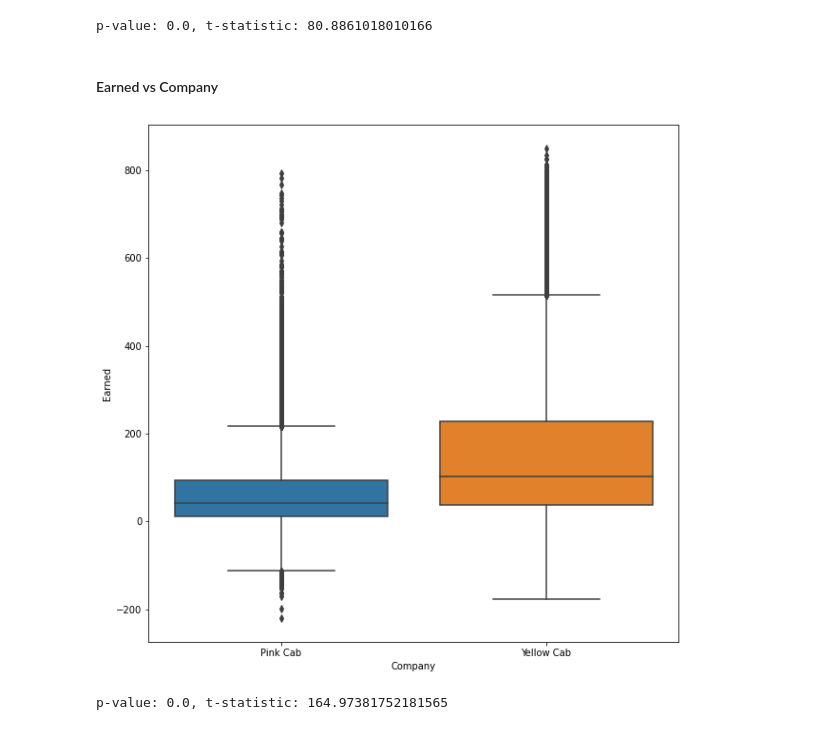
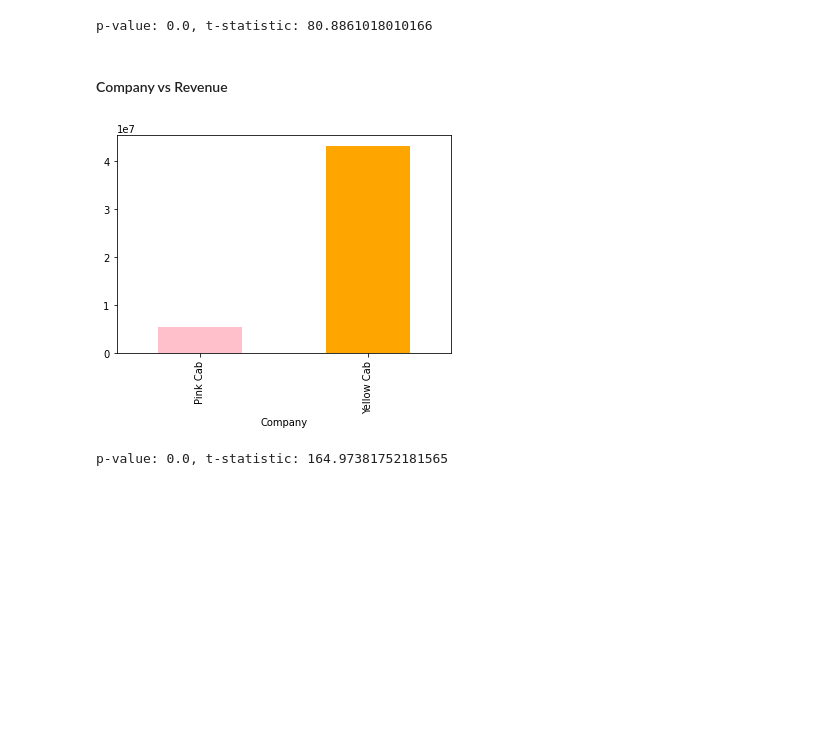
Before and after one commit to KarlsonAV/DGWeek-2-3, a Jupyter notebook: EDA_Notebook.ipynb, the cells around one changed output. Saved outputs shown, nothing was run; the diff lists cells and outputs as text; code cells hidden in the pictures; blank space fills up the shorter version.

Commit message:
Changed graphs types

```diff
--- a/EDA_Notebook.ipynb
+++ b/EDA_Notebook.ipynb
@@ -454,16 +455,16 @@ print(f"p-value: {ttest[1]}, t-statistic: {ttest[0]}")
 # %% [output]
 p-value: 0.0, t-statistic: 80.8861018010166
 # %% [markdown]
-#### Earned vs Company
+#### Company vs Revenue
 # %%
 cabs["Earned"] = cabs["Price Charged"] - cabs["Cost of Trip"]
-# %%
-plt.figure(figsize=(10,10))
-sns.boxplot(data=cabs, x="Company", y="Earned")
-
-plt.show()
-# %% [output]
-[figure, removed]
+# %%
+revenue_company = cabs.groupby("Company").Earned.sum()
+
+revenue_company.plot.bar(color=['pink', "orange"])
+plt.show()
+# %% [output]
+[figure, added]
 # %%
 # T-test
 
```
Also changed, not shown: parts of 15 cells of this notebook.
